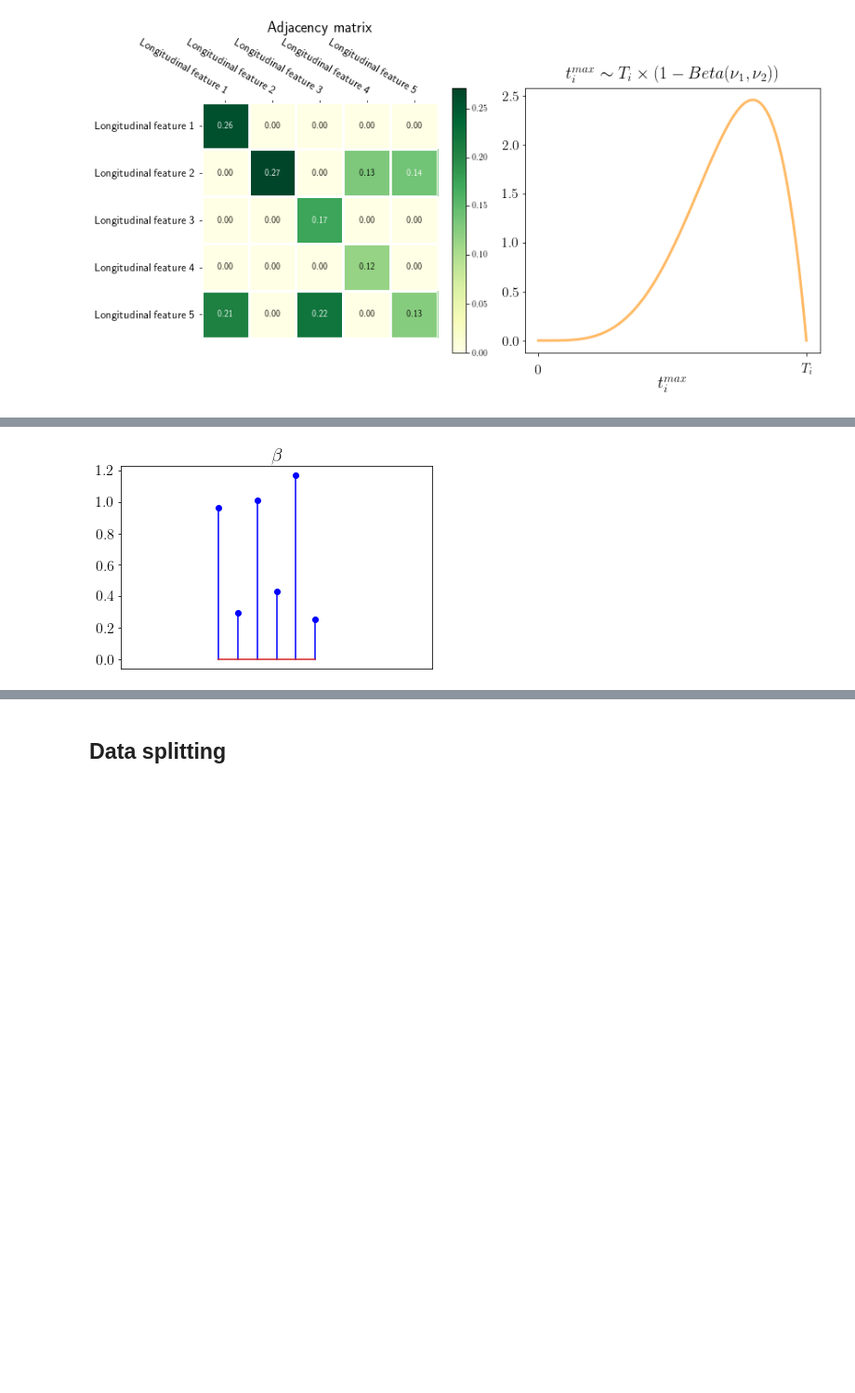
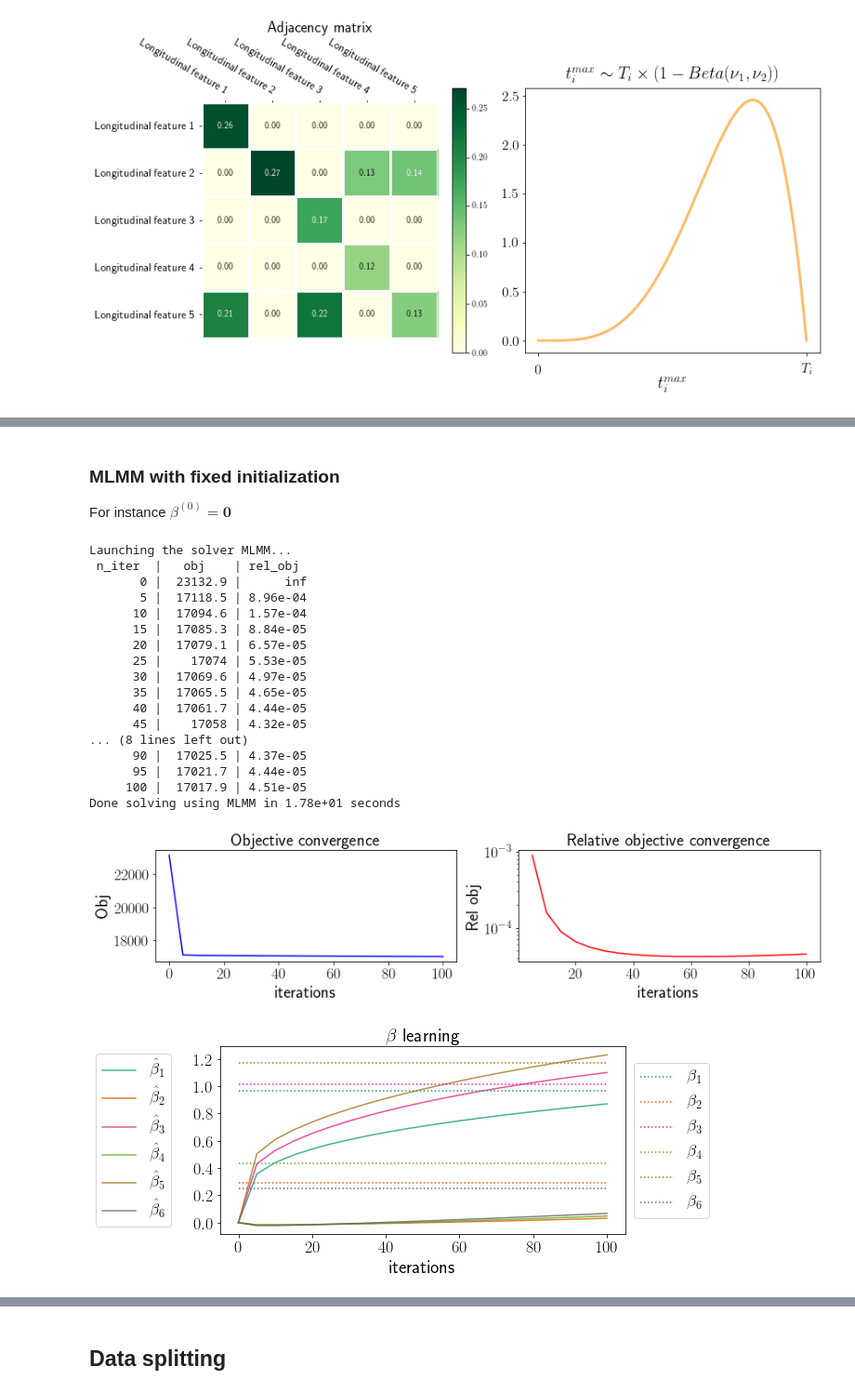
Before and after one commit to Califrais/flash, a Jupyter notebook: Lights tutorial.ipynb, the cells around one changed output, grey strips where cells are left out. Shown at 93% size. Saved outputs shown, nothing was run; the diff lists cells and outputs as text; code cells hidden in the pictures; blank space fills up the shorter version.

Commit message:
update initializer illustration

```diff
--- a/Lights tutorial.ipynb
+++ b/Lights tutorial.ipynb
@@ -242,21 +252,14 @@ plt.show()
 # %%
-from lights.mlmm import MLMM
-from lights.base import extract_features
+from lights.init.mlmm import MLMM
+from lights.base.base import extract_features
+from lights.base.utils import plot_history
 
-simu = SimuJointLongitudinalSurvival(n_samples=200,
-                                     n_time_indep_features=5,
-                                     n_long_features=3, seed=123,
-                                     high_risk_rate=0)
-# simulation with no latent subgroups
-Y = simu.simulate()[1]
+# high_risk_rate=0 for no subgroups
+simu = SimuJointLongitudinalSurvival(n_samples=200, n_time_indep_features=5,
+                                     n_long_features=3, seed=123, high_risk_rate=0)
+Y_ = simu.simulate()[1]
+# Get true beta parameter
 true_beta = simu.fixed_effect_coeffs[0]
-
-fixed_effect_time_order = 1
-mlmm = MLMM(fixed_effect_time_order=fixed_effect_time_order,
-            print_every=5, tol=5e-5, initialize=False)
-extracted_features = extract_features(Y, fixed_effect_time_order)
-mlmm.fit(extracted_features)
-beta, D, phi = mlmm.fixed_effect_coeffs, mlmm.long_cov, mlmm.phi
 # %% [output]
 -----------------------------------------------------------
 Launching simulation using SimuJointLongitudinalSurvival...
@@ -307,11 +267,39 @@ plt.show()
-# %%
-fig = plt.figure(figsize=(6, 4))
-ax = fig.add_subplot(111)
-ax.stem(true_beta, linefmt='b-', markerfmt='bo')
-ax.set_xlim([-5, len(true_beta) + 5])
-ax.set_title(r"$\beta$", fontsize=fontsize+4)
-plt.yticks(fontsize=fontsize)
-plt.tick_params(axis='x', bottom=False, labelbottom=False)
-plt.show()
-# %% [output]
-[figure, removed]
+# %% [markdown]
+### MLMM with fixed initialization
+
+For instance $\beta^{(0)}=\textbf{0}$
+# %%
+fixed_effect_time_order = 1
+tol = 4e-5
+mlmm = MLMM(fixed_effect_time_order=fixed_effect_time_order,
+            print_every=5, tol=tol, initialize=False)
+# Get design features matrices
+extracted_features = extract_features(Y_, fixed_effect_time_order)
+# Train the initializer
+mlmm.fit(extracted_features)
+
+# Visualize learning
+to = len(true_beta)+1
+leg1 = [r"$\hat \beta_%s$" % j for j in range(1, to)]
+leg2 = [r"$\beta_%s$" % j for j in range(1, to)]
+visualize_vect_learning(mlmm, "fixed_effect_coeffs", r"$\beta$", true_beta, leg1, leg2)
+# %% [output]
+Launching the solver MLMM...
+ n_iter  |   obj    | rel_obj
+       0 |  23132.9 |      inf
+       5 |  17118.5 | 8.96e-04
+      10 |  17094.6 | 1.57e-04
+      15 |  17085.3 | 8.84e-05
+      20 |  17079.1 | 6.57e-05
+      25 |    17074 | 5.53e-05
+      30 |  17069.6 | 4.97e-05
+      35 |  17065.5 | 4.65e-05
+      40 |  17061.7 | 4.44e-05
+      45 |    17058 | 4.32e-05
+... (8 lines left out)
+      90 |  17025.5 | 4.37e-05
+      95 |  17021.7 | 4.44e-05
+     100 |  17017.9 | 4.51e-05
+Done solving using MLMM in 1.78e+01 seconds
+[figure, added]
+[figure, added]
```
Also changed, not shown: parts of 15 cells of this notebook, 1 other file.
